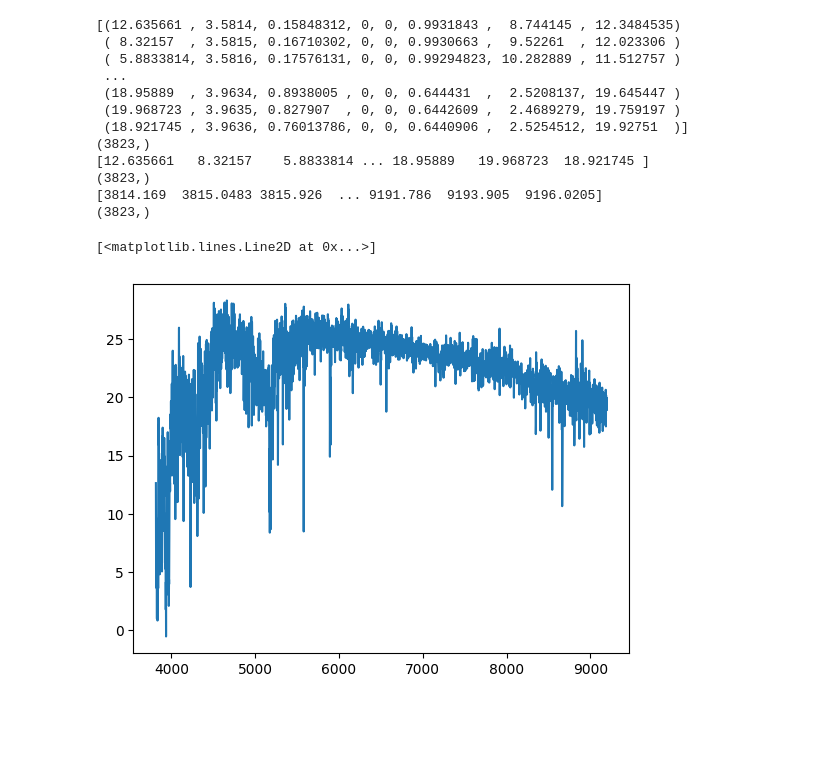
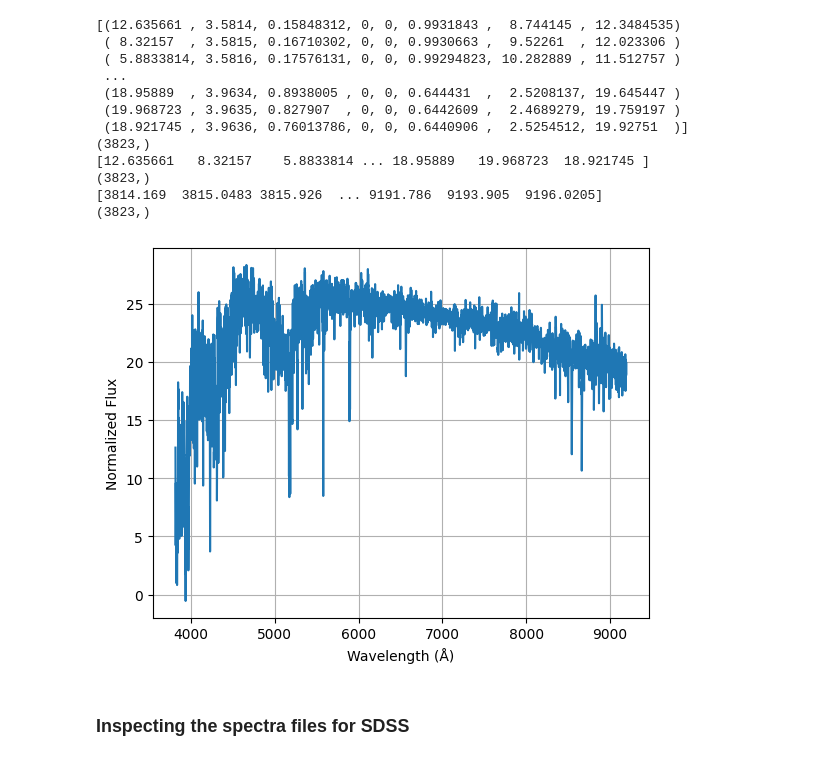
Before and after one commit to Alcatraz312/Survey-invariant-generalization, a Jupyter notebook: src/inspection/data_inspect.ipynb, the cells around one changed output. Cells and saved outputs as stored; diff of their text form; code cells hidden in the pictures; blank space fills up the shorter version.

```diff
--- a/src/inspection/data_inspect.ipynb
+++ b/src/inspection/data_inspect.ipynb
@@ -111,6 +93,10 @@ with fits.open(star_path) as star_data:
 (3823,)
 # %%
 plt.plot(wavelength, flux)
+plt.xlabel("Wavelength (Å)")
+plt.ylabel("Normalized Flux")
+plt.grid()
 # %% [output]
-[<matplotlib.lines.Line2D at 0x...>]
-[figure, old version]
+[figure, new version]
+# %% [markdown]
+### Inspecting the spectra files for SDSS
```
Also changed, not shown: parts of 6 cells of this notebook, 5 other files.
